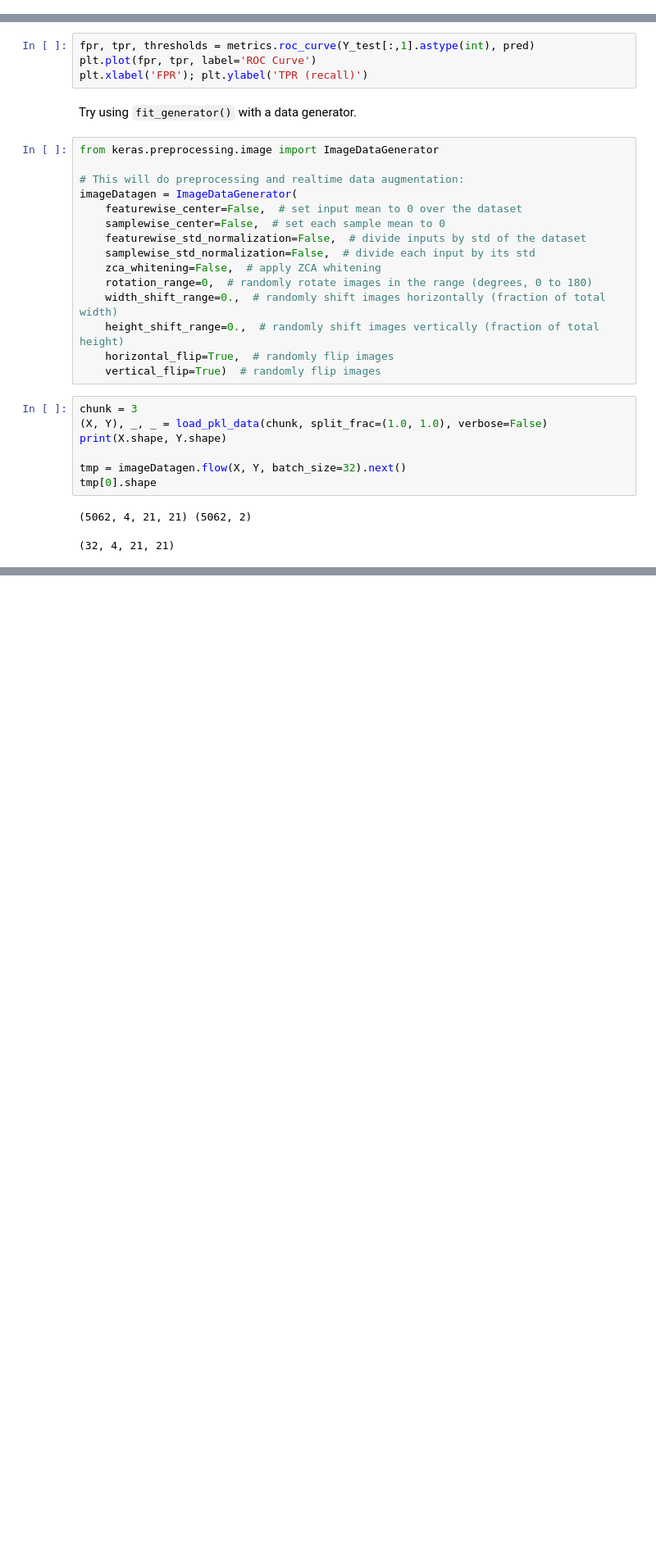
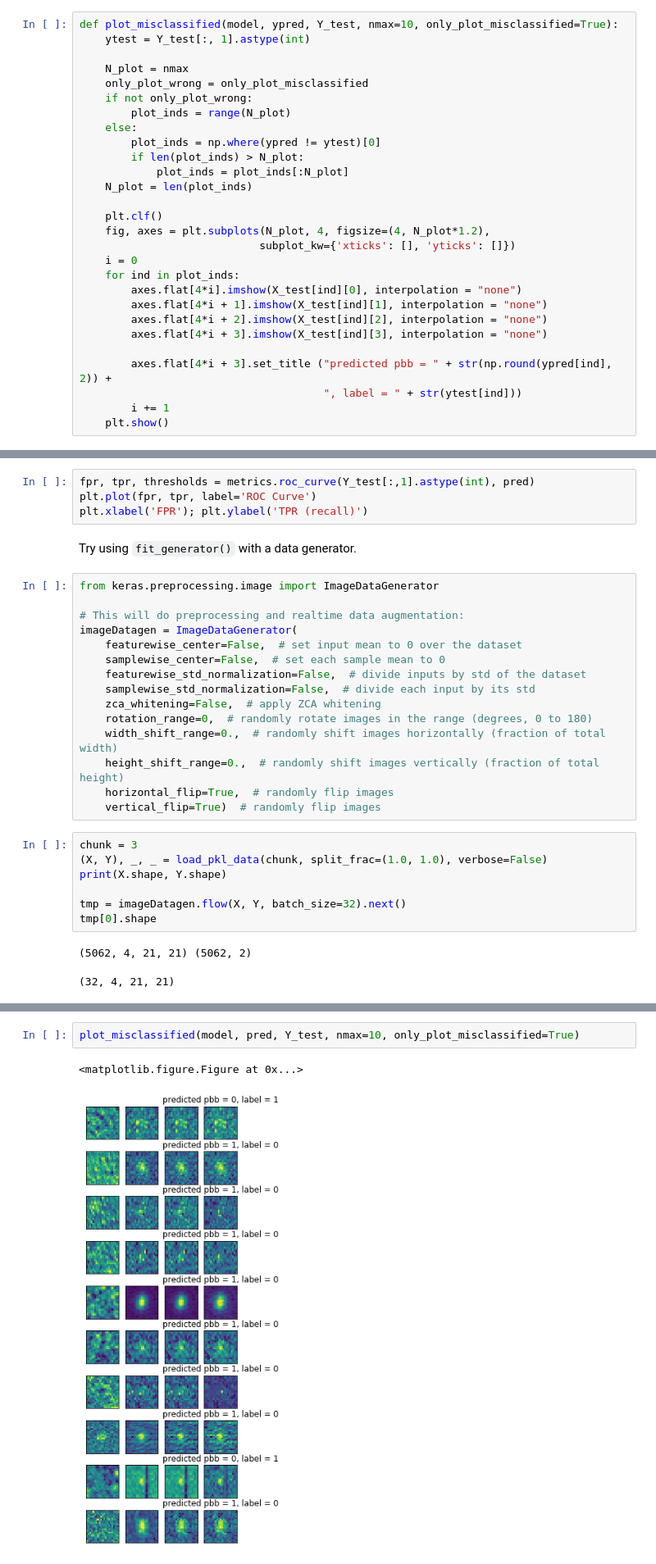
Before and after one commit to djreiss/CNN_HiTS_demo, a Jupyter notebook: CNN_HiTS_demo_big-datagen.ipynb, the cells around one changed output, grey strips where cells are left out. Shown at 82% size. Saved outputs shown, nothing was run; the diff lists cells and outputs as text; blank space fills up the shorter version.

```diff
--- a/CNN_HiTS_demo_big-datagen.ipynb
+++ b/CNN_HiTS_demo_big-datagen.ipynb
@@ -247,3 +219,31 @@ plt.show()
+# %%
+def plot_misclassified(model, ypred, Y_test, nmax=10, only_plot_misclassified=True):
+    ytest = Y_test[:, 1].astype(int)
+
+    N_plot = nmax
+    only_plot_wrong = only_plot_misclassified
+    if not only_plot_wrong:
+        plot_inds = range(N_plot)
+    else:
+        plot_inds = np.where(ypred != ytest)[0]
+        if len(plot_inds) > N_plot:
+            plot_inds = plot_inds[:N_plot]
+    N_plot = len(plot_inds)
+
+    plt.clf()
+    fig, axes = plt.subplots(N_plot, 4, figsize=(4, N_plot*1.2),
+                            subplot_kw={'xticks': [], 'yticks': []})
+    i = 0
+    for ind in plot_inds:
+        axes.flat[4*i].imshow(X_test[ind][0], interpolation = "none")
+        axes.flat[4*i + 1].imshow(X_test[ind][1], interpolation = "none")
+        axes.flat[4*i + 2].imshow(X_test[ind][2], interpolation = "none")
+        axes.flat[4*i + 3].imshow(X_test[ind][3], interpolation = "none")
+
+        axes.flat[4*i + 3].set_title ("predicted pbb = " + str(np.round(ypred[ind], 2)) +
+                                      ", label = " + str(ytest[ind]))
+        i += 1
+    plt.show()
 # %% [markdown]
 Now try fitting a large number of data in batches:
 # %%
@@ -380,0 +422,5 @@ Epoch 8/10000
+# %%
+plot_misclassified(model, pred, Y_test, nmax=10, only_plot_misclassified=True)
+# %% [output]
+<matplotlib.figure.Figure at 0x...>
+[figure, added]
```
Also changed, not shown: parts of 5 cells of this notebook.
